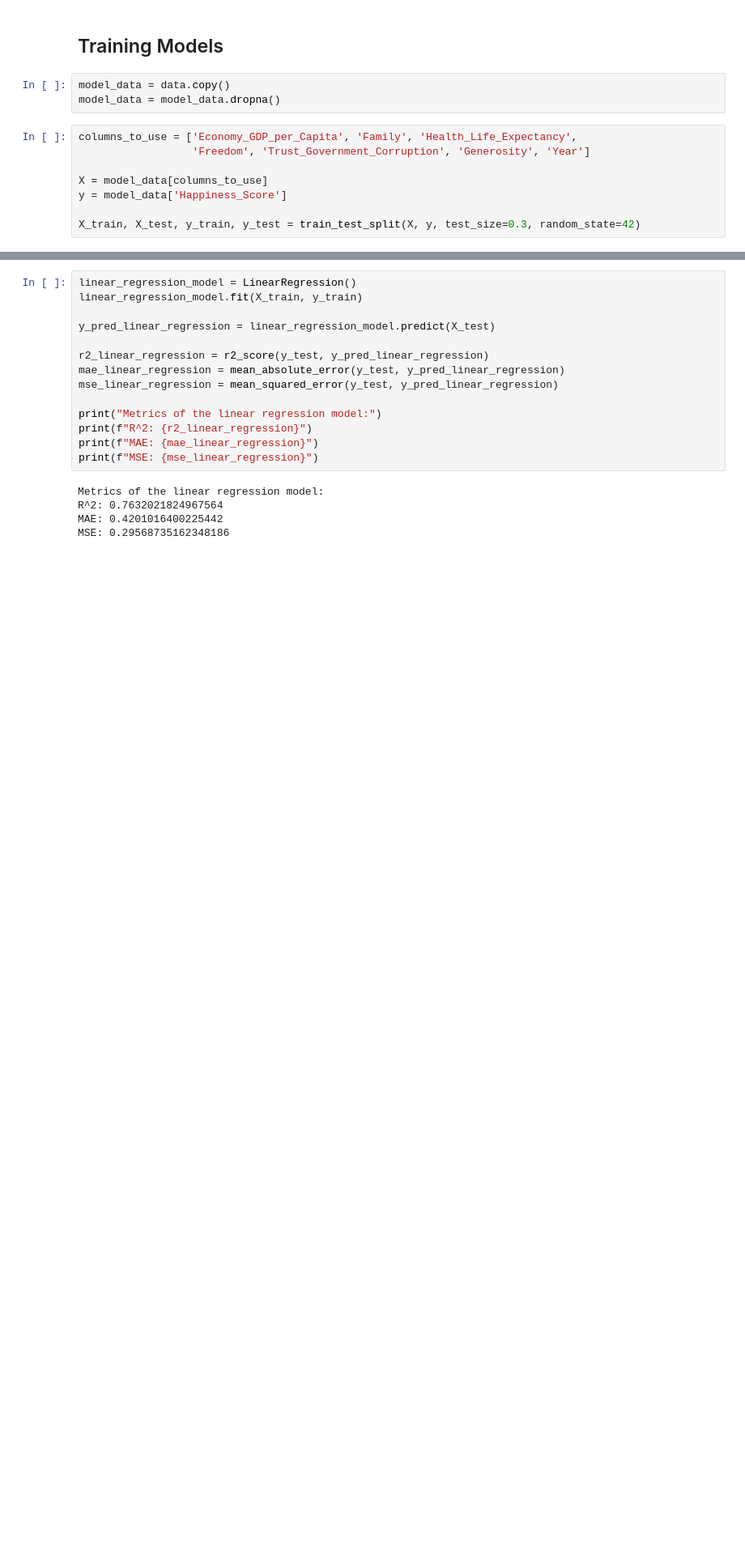
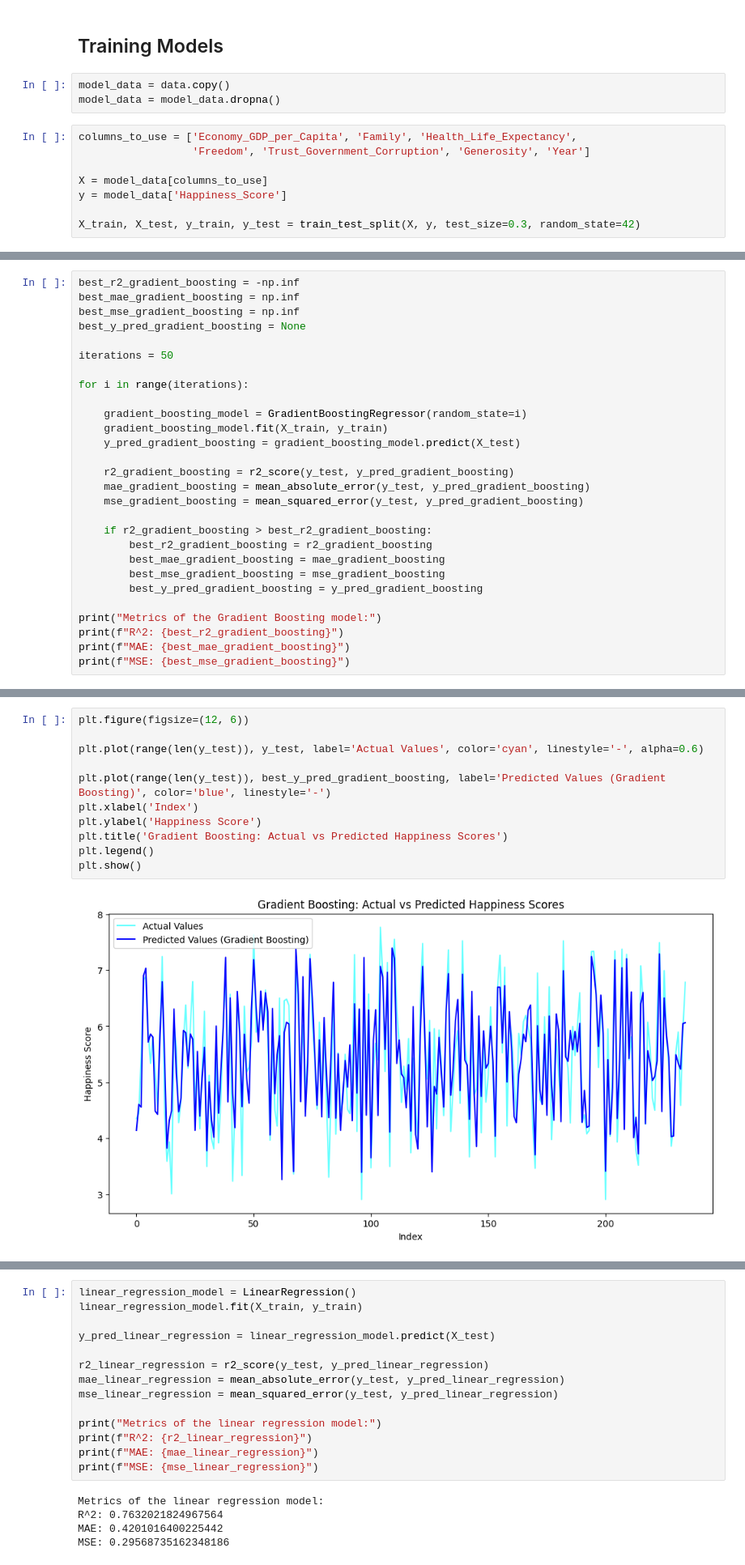
Before and after one commit to RJuanJo/workshop_3, a Jupyter notebook: notebooks/EDA_ModelTraining001.ipynb, the cells around one changed output, grey strips where cells are left out. Shown at 81% size. Drawn from its saved outputs; the diff is of its cells as text; blank space fills up the shorter version.

Commit message:
Updating Models

```diff
--- a/notebooks/EDA001.ipynb
+++ b/notebooks/EDA_ModelTraining001.ipynb
@@ -515,0 +511,28 @@ X_train, X_test, y_train, y_test = train_test_split(X, y, test_size=0.3, random_
+# %%
+best_r2_gradient_boosting = -np.inf
+best_mae_gradient_boosting = np.inf
+best_mse_gradient_boosting = np.inf
+best_y_pred_gradient_boosting = None
+
+iterations = 50
+
+for i in range(iterations):
+
+    gradient_boosting_model = GradientBoostingRegressor(random_state=i)
+    gradient_boosting_model.fit(X_train, y_train)
+    y_pred_gradient_boosting = gradient_boosting_model.predict(X_test)
+
+    r2_gradient_boosting = r2_score(y_test, y_pred_gradient_boosting)
+    mae_gradient_boosting = mean_absolute_error(y_test, y_pred_gradient_boosting)
+    mse_gradient_boosting = mean_squared_error(y_test, y_pred_gradient_boosting)
+
+    if r2_gradient_boosting > best_r2_gradient_boosting:
+        best_r2_gradient_boosting = r2_gradient_boosting
+        best_mae_gradient_boosting = mae_gradient_boosting
+        best_mse_gradient_boosting = mse_gradient_boosting
+        best_y_pred_gradient_boosting = y_pred_gradient_boosting
+
+print("Metrics of the Gradient Boosting model:")
+print(f"R^2: {best_r2_gradient_boosting}")
+print(f"MAE: {best_mae_gradient_boosting}")
+print(f"MSE: {best_mse_gradient_boosting}")
@@ -515,0 +544,13 @@ X_train, X_test, y_train, y_test = train_test_split(X, y, test_size=0.3, random_
+# %%
+plt.figure(figsize=(12, 6))
+
+plt.plot(range(len(y_test)), y_test, label='Actual Values', color='cyan', linestyle='-', alpha=0.6)
+
+plt.plot(range(len(y_test)), best_y_pred_gradient_boosting, label='Predicted Values (Gradient Boosting)', color='blue', linestyle='-')
+plt.xlabel('Index')
+plt.ylabel('Happiness Score')
+plt.title('Gradient Boosting: Actual vs Predicted Happiness Scores')
+plt.legend()
+plt.show()
+# %% [output]
+[figure, added]
```
Also changed, not shown: parts of 18 cells of this notebook, 3 other files.
